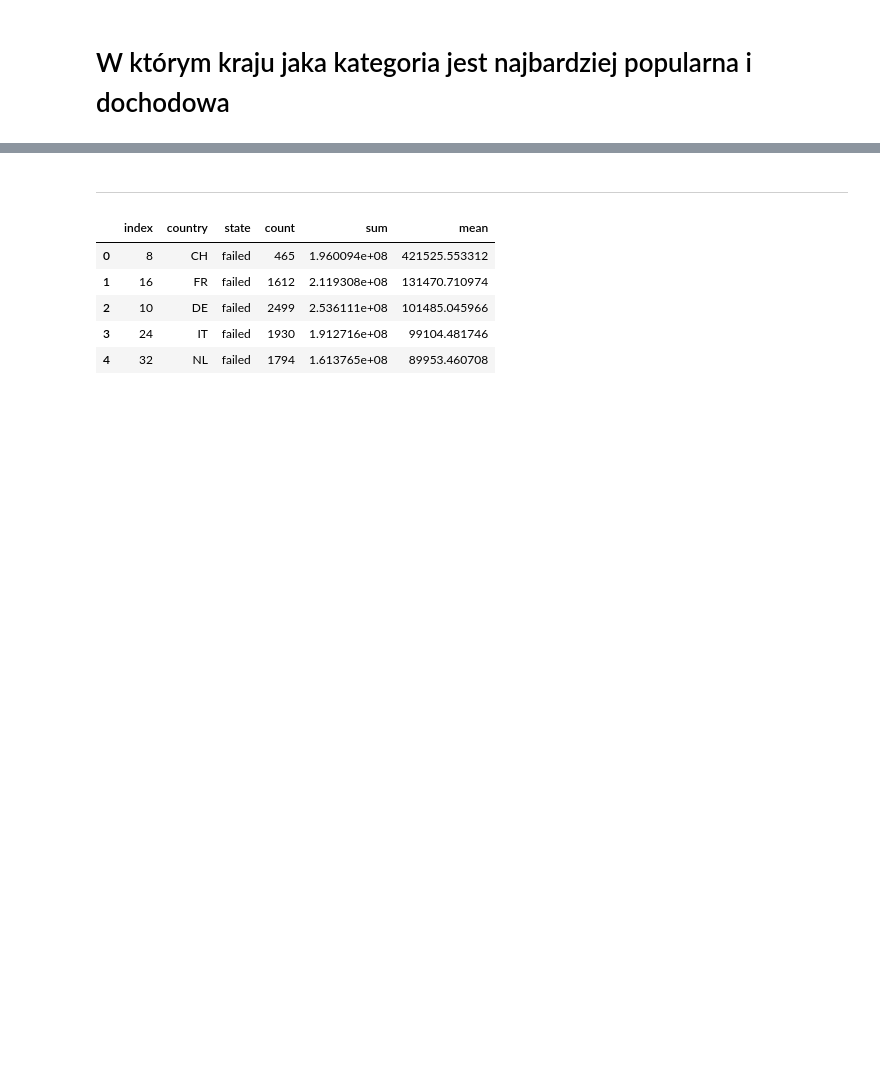
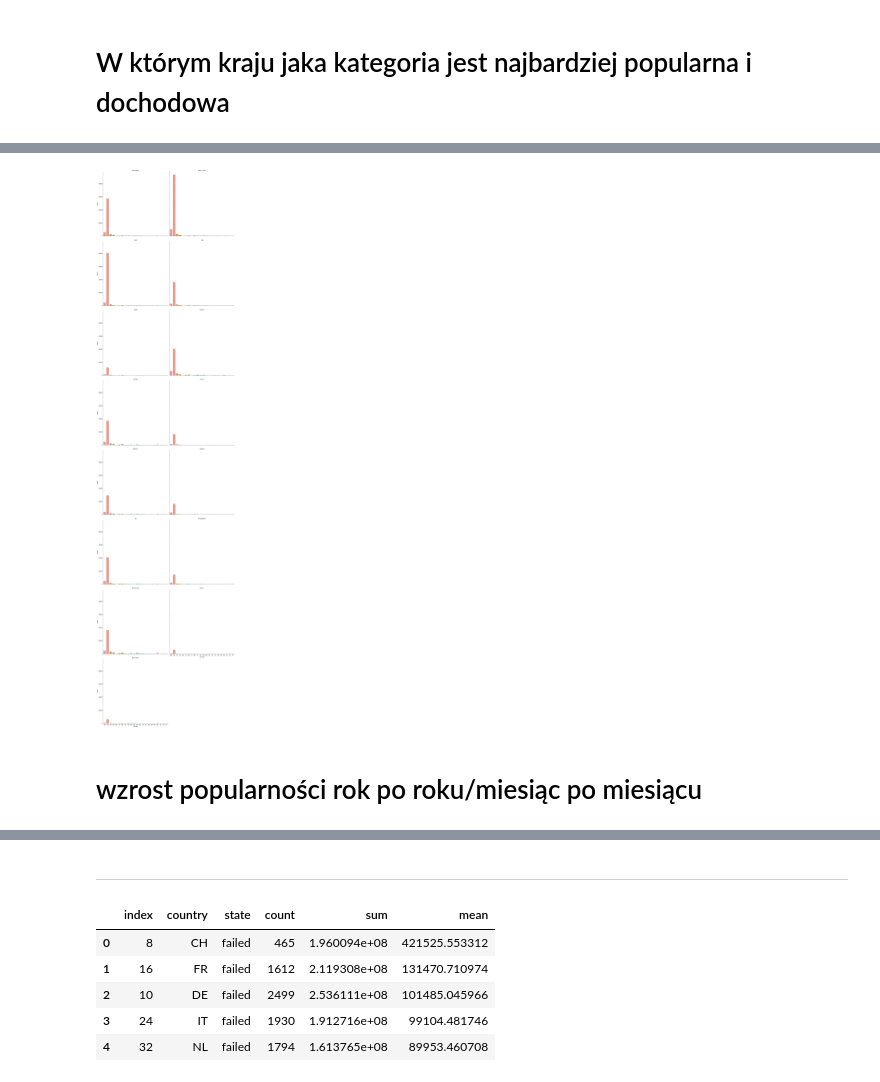
Before and after one commit to infoshareacademy/jdszr7-gold_diggers, a Jupyter notebook: python_projects/Kickstarter/plots.ipynb, the cells around one changed output, grey strips where cells are left out. Drawn from its saved outputs; the diff is of its cells as text; code cells hidden in the pictures; blank space fills up the shorter version.

```diff
--- a/python_projects/Kickstarter/plots.ipynb
+++ b/python_projects/Kickstarter/plots.ipynb
@@ -1,2 +6,9 @@
+# %%
+#funkcja import pliku
+def f_file_import(name:str):
+    return pd.read_csv(name)
+# %%
+#Zaimportowanie pliku z pc
+df_clean = f_file_import('df_clean.csv')
 # %% [markdown]
 # W którym kraju jaka kategoria jest najbardziej popularna i dochodowa
@@ -2,0 +98,6 @@
+# %%
+country_main_category = barplot_2var(df_clean, 'main_category', 'country', 2,8)
+# %% [output]
+[figure, added]
+# %% [markdown]
+# wzrost popularności rok po roku/miesiąc po miesiącu
```
Also changed, not shown: parts of 20 cells of this notebook.
